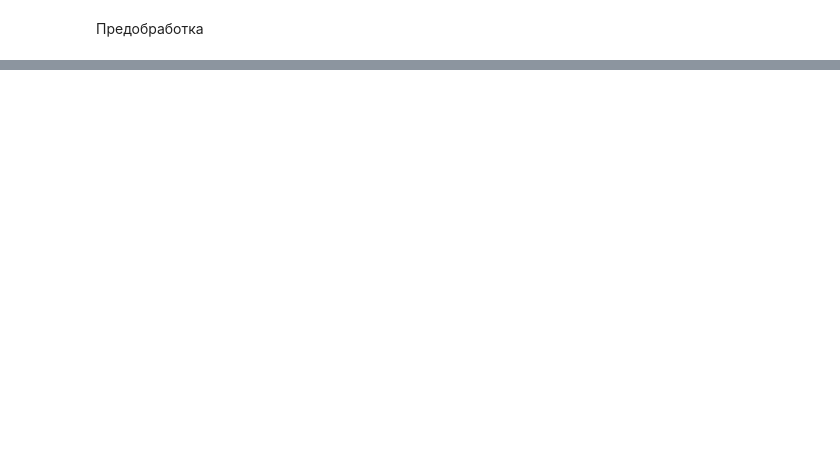
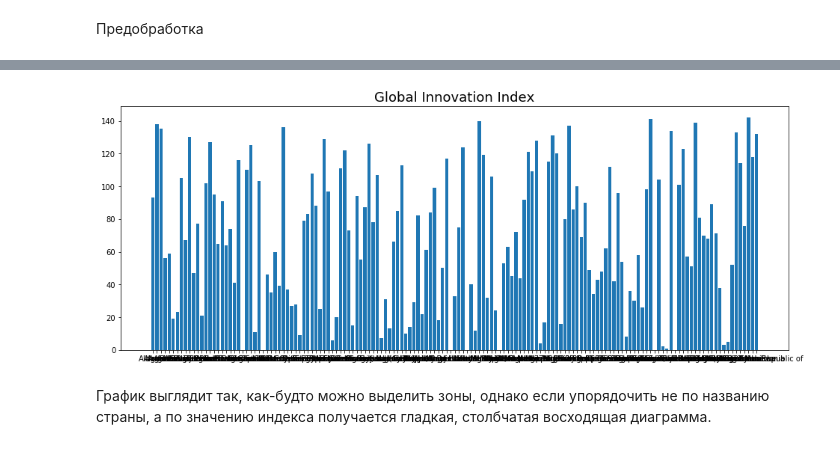
Before and after one commit to DSerpuhovitin/netology_pyda, a Jupyter notebook: Degee_project_ML/Degree_ML.ipynb, the cells around one changed output, grey strips where cells are left out. Cells and saved outputs as stored; diff of their text form; code cells hidden in the pictures; blank space fills up the shorter version.

```diff
--- a/Degee_project_ML/Degree_ML.ipynb
+++ b/Degee_project_ML/Degree_ML.ipynb
@@ -99,0 +144,3 @@ data2013f.head(10)
+# %%
+ds2013f_cl = data2013f.loc[:5, :'Zimbabwe'].drop(labels = 'subindicator', axis = 1) #датафрейм сосновными индикаторами
+ds2013f_cl.head(10)
@@ -99,0 +159,3 @@ data2013f.head(10)
+# %%
+df1 = ds2013f_cl.T.reset_index()
+df1.head()
@@ -99,0 +169,8 @@ data2013f.head(10)
+# %%
+colunms_name = ['Country']
+for i in list(df1.loc[0])[1:5]:
+    colunms_name.append(i.lstrip())
+# %%
+df1.columns = colunms_name
+df1.drop([0,1], inplace = True)
+df1.head()
@@ -99,0 +184,11 @@ data2013f.head(10)
+# %%
+fig, ax = plt.subplots()
+ax.bar(df1['Country'], df1['Global Innovation Index'])
+ax.set_title('Global Innovation Index', fontdict={'size':18})
+fig.set_figwidth(16)
+fig.set_figheight(6)
+plt.show()
+# %% [output]
+[figure, added]
+# %% [markdown]
+График выглядит так, как-будто можно выделить зоны, однако если упорядочить не по названию страны, а по значению индекса получается гладкая, столбчатая восходящая диаграмма.
```
Also changed, not shown: parts of 24 cells of this notebook.
